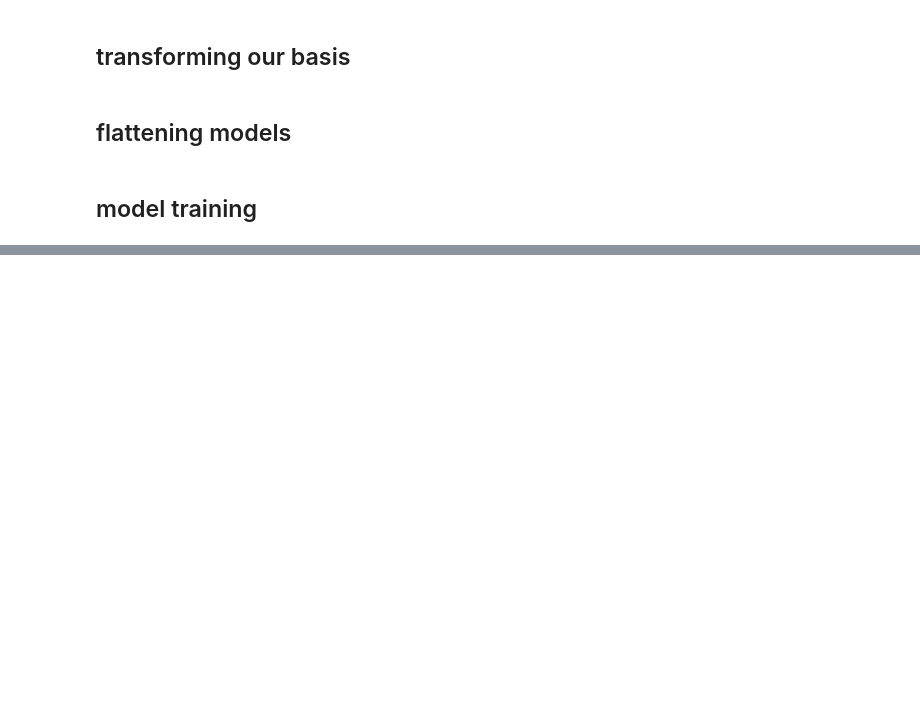
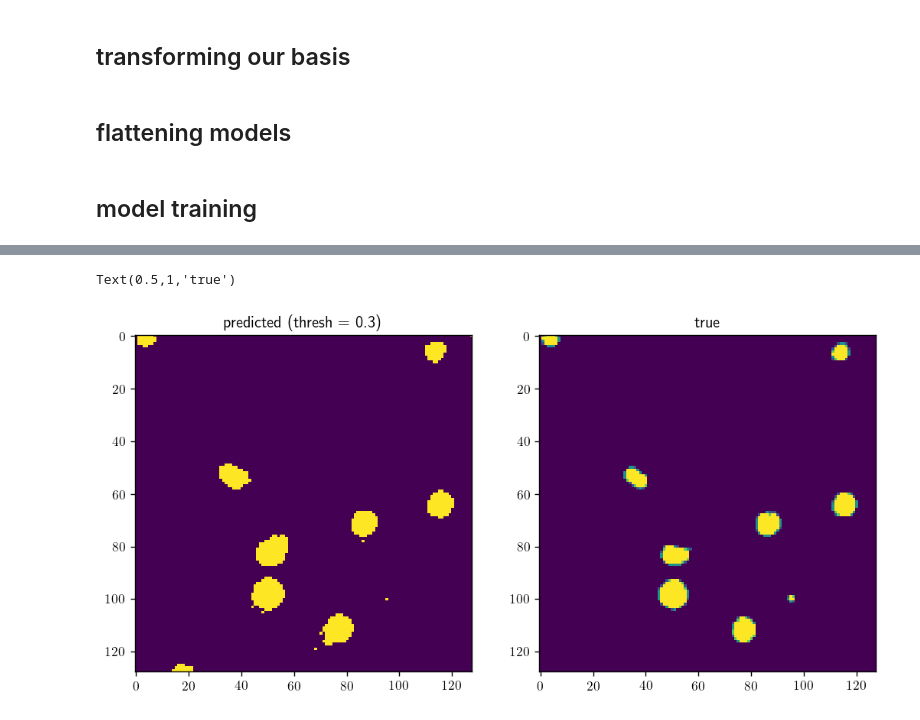
Before and after one commit to gvacaliuc/comp540-term-project, a Jupyter notebook: notebooks/gv8-full-pipeline.ipynb, the cells around one changed output, grey strips where cells are left out. Cells and saved outputs as stored; diff of their text form; code cells hidden in the pictures; blank space fills up the shorter version.

```diff
--- a/notebooks/gv8-full-pipeline.ipynb
+++ b/notebooks/gv8-full-pipeline.ipynb
@@ -144,0 +201,6 @@ plt.show()
+# %%
+val_data = DataReader("../data/training/")
+val_metadata, x_val = val_data.get(start=1, skip=10)
+# %%
+x_val = BasisTransformer().transform(x_val)
+y_val = np.stack(val_data.masks)
@@ -144,0 +246,16 @@ plt.show()
+# %%
+num = 0
+img = x_val[num]
+true_mask = y_val[num]
+thresh = 0.3
+pred_mask = sgd_regressor.predict(img.reshape((-1, 9))).reshape((*img.shape[:2])) > thresh
+# %%
+plt.subplot(121)
+plt.imshow(pred_mask)
+plt.title("predicted (thresh = {})".format(thresh))
+plt.subplot(122)
+plt.imshow(true_mask)
+plt.title("true")
+# %% [output]
+Text(0.5,1,'true')
+[figure, added]
```
Also changed, not shown: parts of 46 cells of this notebook.
